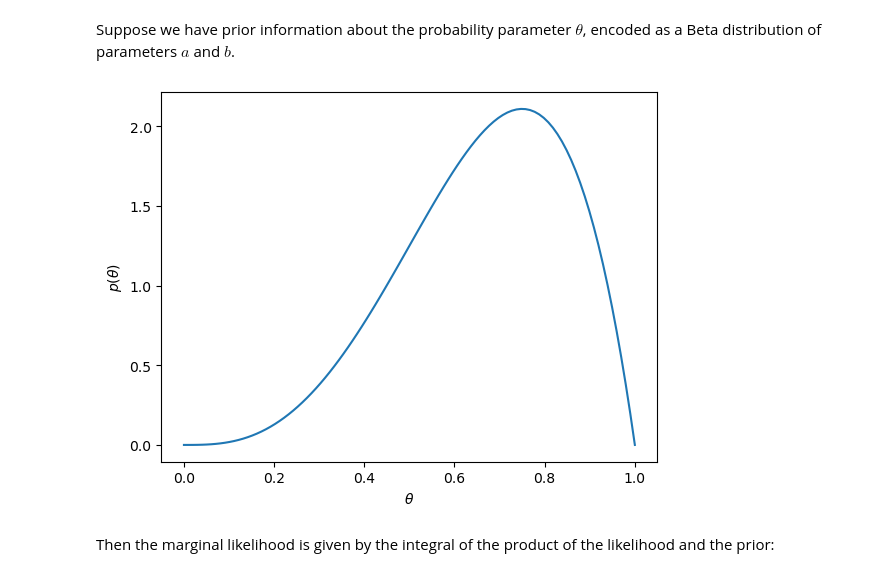
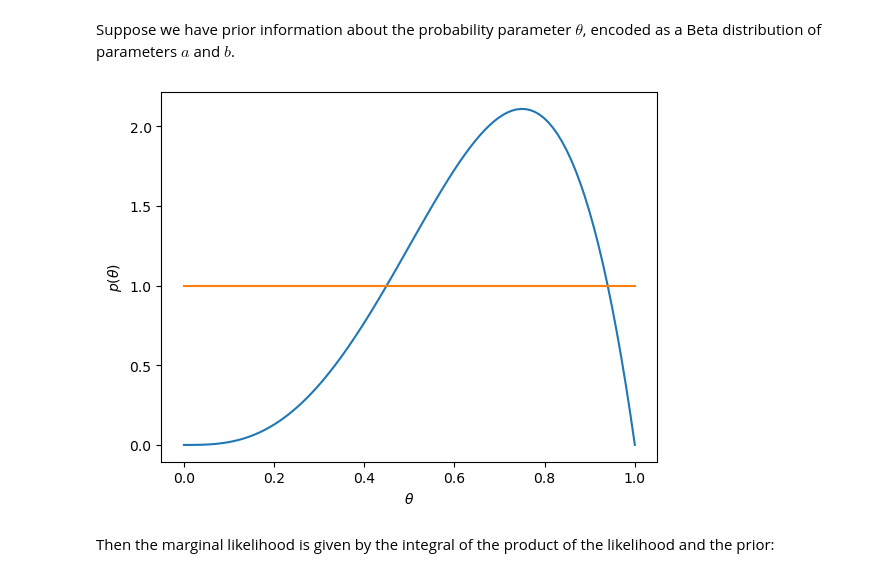
Before and after one commit to glouppe/dats0001-foundations-of-data-science, a Jupyter notebook: nb08b-model-comparison.ipynb, the cells around one changed output. Drawn from its saved outputs; the diff is of its cells as text; code cells hidden in the pictures.

```diff
--- a/nb08b-model-comparison.ipynb
+++ b/nb08b-model-comparison.ipynb
@@ -48,14 +48,15 @@ def prior1(theta):
 # %%
 fig = plt.figure()
 ax = plt.axes()
 
 thetas = np.linspace(0, 1, num=100)
 ax.plot(thetas, prior1(thetas))
+ax.plot(thetas, prior2(thetas))
 ax.set(xlabel=r"$\theta$", ylabel=r"$p(\theta)$")
 
 plt.show()
 # %% [output]
-[figure, old version]
+[figure, new version]
 # %% [markdown]
 Then the marginal likelihood is given by the integral of the product of the likelihood and the prior:
 # %%
```
Also changed, not shown: parts of 4 cells of this notebook, 3 other files.
